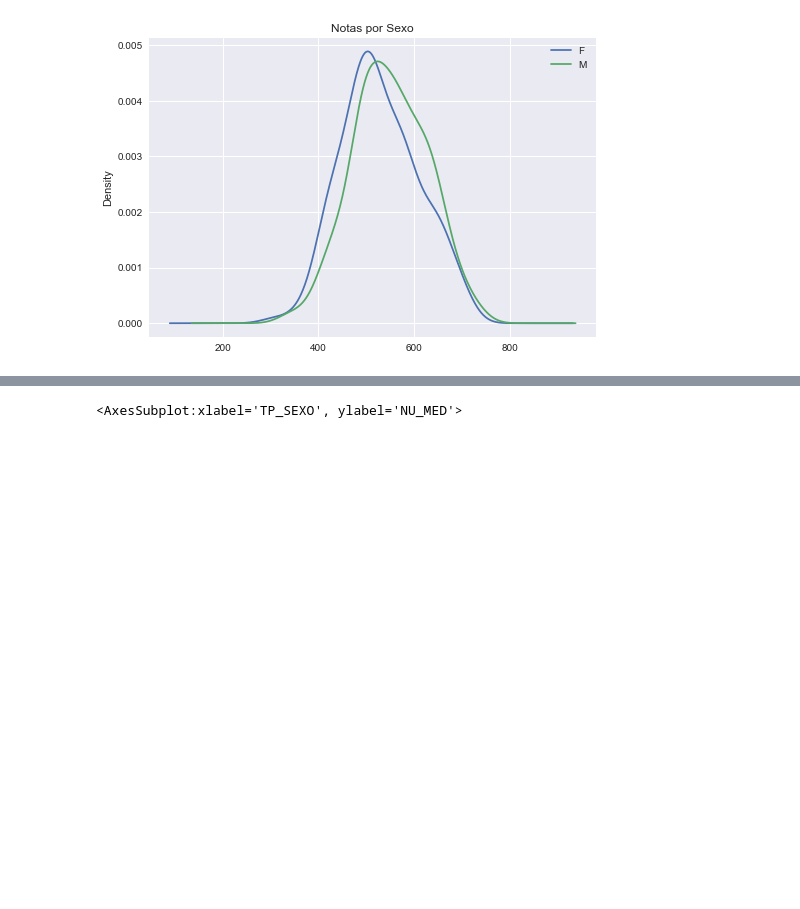
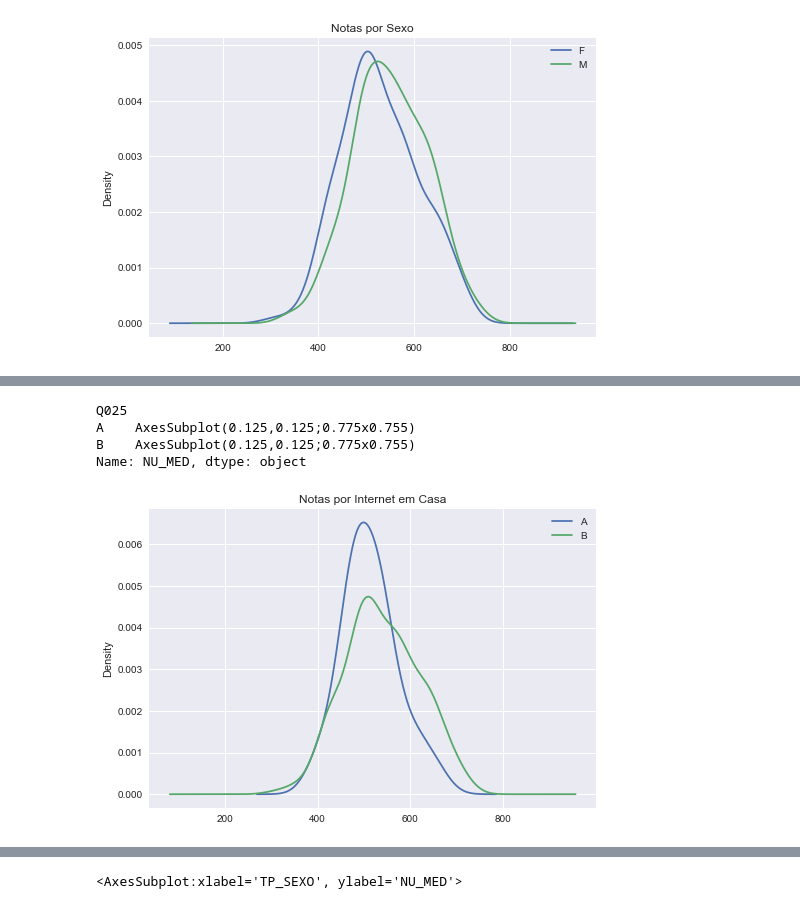
Before and after one commit to onemarcos/Tera-Jupyter-Notebook, a Jupyter notebook: Workshop Modelagem de Dados/Workshop de Modelagem.ipynb, the cells around one changed output, grey strips where cells are left out. Saved outputs shown, nothing was run; the diff lists cells and outputs as text; code cells hidden in the pictures; blank space fills up the shorter version.

```diff
--- a/Workshop Modelagem de Dados/Workshop de Modelagem.ipynb
+++ b/Workshop Modelagem de Dados/Workshop de Modelagem.ipynb
@@ -174,0 +184,9 @@ Name: NU_MED, dtype: object
+# %%
+#gera um gráfico da variavel resposta de acordo com a internet em casa
+enem.groupby('Q025').NU_MED.plot(kind='kde', legend=True, title='Notas por Internet em Casa')
+# %% [output]
+Q025
+A    AxesSubplot(0.125,0.125;0.775x0.755)
+B    AxesSubplot(0.125,0.125;0.775x0.755)
+Name: NU_MED, dtype: object
+[figure, added]
```
Also changed, not shown: parts of 15 cells of this notebook.
